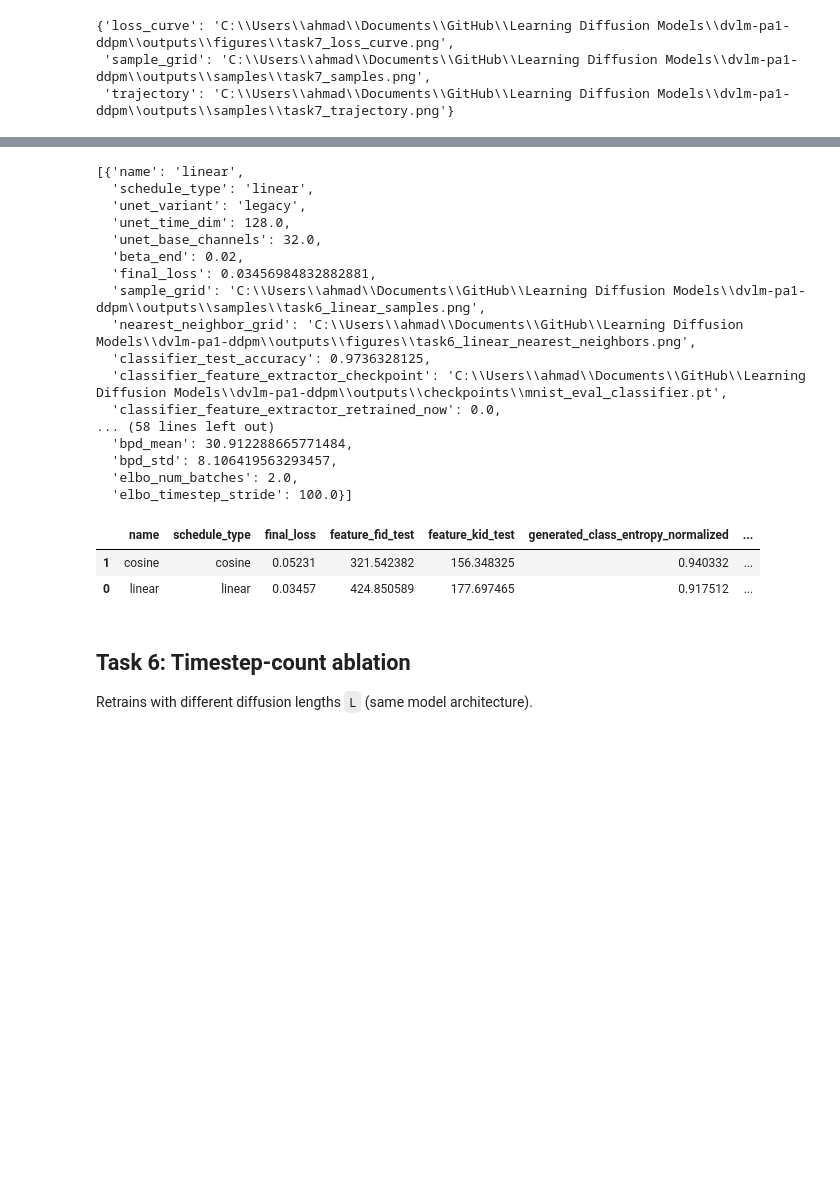
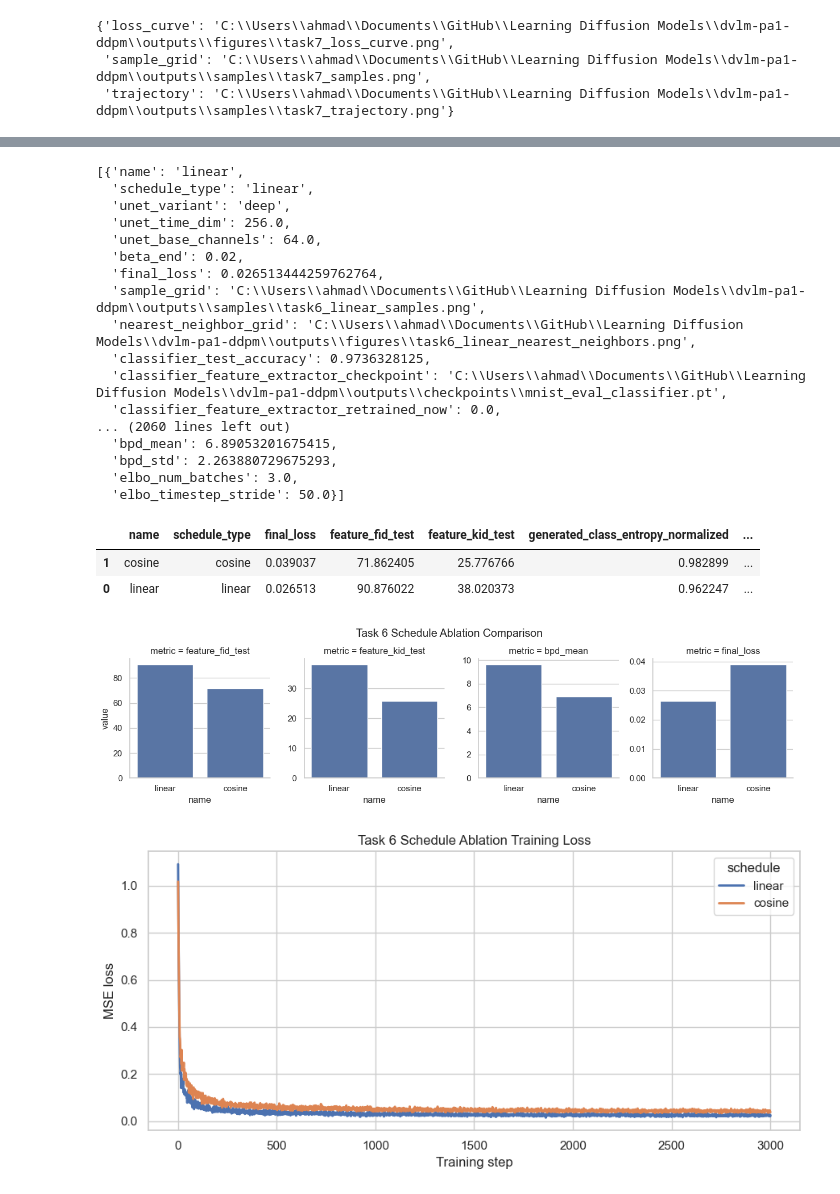
Before and after one commit to Soobiwan/Learning-Diffusion-Models, a Jupyter notebook: dvlm-pa1-ddpm/notebooks/03_tasks_6_to_7_diagnostics_and_ablation.ipynb, the cells around one changed output, grey strips where cells are left out. Saved outputs shown, nothing was run; the diff lists cells and outputs as text; code cells hidden in the pictures; blank space fills up the shorter version.

```diff
--- a/dvlm-pa1-ddpm/notebooks/03_tasks_6_to_7_diagnostics_and_ablation.ipynb
+++ b/dvlm-pa1-ddpm/notebooks/03_tasks_6_to_7_diagnostics_and_ablation.ipynb
@@ -154,61 +203,73 @@ task7_plot_cols = [
 # %%
 ablation_results = run_task6_ablation(
-    train_steps=1500,
-    timesteps=1500,
-    num_samples=128,
-    metrics_real_samples=1024,
-    nn_train_samples=5000,
-    classifier_epochs=1,
-    elbo_num_batches=2,
-    elbo_timestep_stride=100,
+    train_steps=SCHEDULE_ABLATION_STEPS,
+    timesteps=SCHEDULE_ABLATION_TIMESTEPS,
+    num_samples=SCHEDULE_ABLATION_NUM_SAMPLES,
+    metrics_real_samples=SCHEDULE_ABLATION_REAL_SAMPLES,
+    nn_train_samples=SCHEDULE_ABLATION_NN_POOL,
+    classifier_epochs=SCHEDULE_ABLATION_CLASSIFIER_EPOCHS,
+    elbo_num_batches=SCHEDULE_ABLATION_ELBO_NUM_BATCHES,
+    elbo_timestep_stride=SCHEDULE_ABLATION_ELBO_TIMESTEP_STRIDE,
 )
 ablation_results
 # %% [output]
 [{'name': 'linear',
   'schedule_type': 'linear',
-  'unet_variant': 'legacy',
-  'unet_time_dim': 128.0,
-  'unet_base_channels': 32.0,
+  'unet_variant': 'deep',
+  'unet_time_dim': 256.0,
+  'unet_base_channels': 64.0,
   'beta_end': 0.02,
-  'final_loss': 0.03456984832882881,
+  'final_loss': 0.026513444259762764,
   'sample_grid': 'C:\\Users\\ahmad\\Documents\\GitHub\\Learning Diffusion Models\\dvlm-pa1-ddpm\\outputs\\samples\\task6_linear_samples.png',
   'nearest_neighbor_grid': 'C:\\Users\\ahmad\\Documents\\GitHub\\Learning Diffusion Models\\dvlm-pa1-ddpm\\outputs\\figures\\task6_linear_nearest_neighbors.png',
   'classifier_test_accuracy': 0.9736328125,
   'classifier_feature_extractor_checkpoint': 'C:\\Users\\ahmad\\Documents\\GitHub\\Learning Diffusion Models\\dvlm-pa1-ddpm\\outputs\\checkpoints\\mnist_eval_classifier.pt',
   'classifier_feature_extractor_retrained_now': 0.0,
-... (58 lines left out)
-  'bpd_mean': 30.912288665771484,
-  'bpd_std': 8.106419563293457,
-  'elbo_num_batches': 2.0,
-  'elbo_timestep_stride': 100.0}]
+... (2060 lines left out)
+  'bpd_mean': 6.89053201675415,
+  'bpd_std': 2.263880729675293,
+  'elbo_num_batches': 3.0,
+  'elbo_timestep_stride': 50.0}]
 # %%
 ablation_df = pd.DataFrame(ablation_results)
 schedule_table_cols = [
     c for c in [
         "name",
         "schedule_type",
         "final_loss",
         "feature_fid_test",
         "feature_kid_test",
         "generated_class_entropy_normalized",
         "generated_mean_confidence",
         "bpd_mean",
     ]
     if c in ablation_df.columns
 ]
 display(ablation_df[schedule_table_cols].sort_values("feature_fid_test"))
 
 schedule_plot_cols = [c for c in ["feature_fid_test", "feature_kid_test", "bpd_mean", "final_loss"] if c in ablation_df.columns]
 if len(schedule_plot_cols) > 0:
     plot_df = ablation_df.melt(id_vars=["name"], value_vars=schedule_plot_cols, var_name="metric", value_name="value")
     g = sns.catplot(data=plot_df, kind="bar", x="name", y="value", col="metric", sharey=False, height=3.2, aspect=1.0)
     g.fig.suptitle("Task 6 Schedule Ablation Comparison", y=1.05)
     plt.show()
+
+loss_rows = []
+for _, row in ablation_df.iterrows():
+    for step, loss in enumerate(row["loss_history"], start=1):
+        loss_rows.append({"schedule": row["name"], "step": step, "loss": loss})
+
+loss_df = pd.DataFrame(loss_rows)
+plt.figure(figsize=(9, 4.5))
+sns.lineplot(data=loss_df, x="step", y="loss", hue="schedule", linewidth=2.0)
+plt.title("Task 6 Schedule Ablation Training Loss")
+plt.xlabel("Training step")
+plt.ylabel("MSE loss")
+plt.tight_layout()
+plt.show()
 # %% [output]
 |  | name | schedule_type | final_loss | feature_fid_test | feature_kid_test | generated_class_entropy_normalized | ... |
-| 1 | cosine | cosine | 0.05231 | 321.542382 | 156.348325 | 0.940332 | ... |
-| 0 | linear | linear | 0.03457 | 424.850589 | 177.697465 | 0.917512 | ... |
+| 1 | cosine | cosine | 0.039037 | 71.862405 | 25.776766 | 0.982899 | ... |
+| 0 | linear | linear | 0.026513 | 90.876022 | 38.020373 | 0.962247 | ... |
+[figure, added]
+[figure, added]
-# %% [markdown]
-## Task 6: Timestep-count ablation
-
-Retrains with different diffusion lengths `L` (same model architecture).
```
Also changed, not shown: parts of 18 cells of this notebook, 9 other files.
